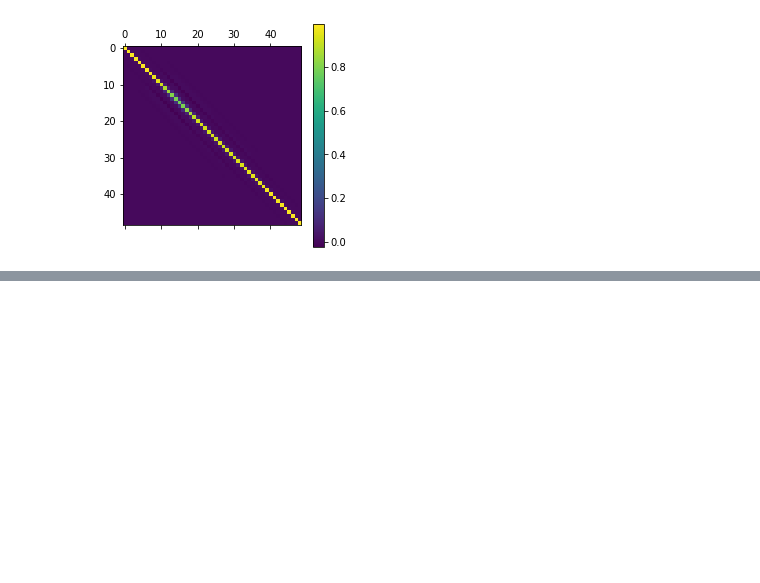
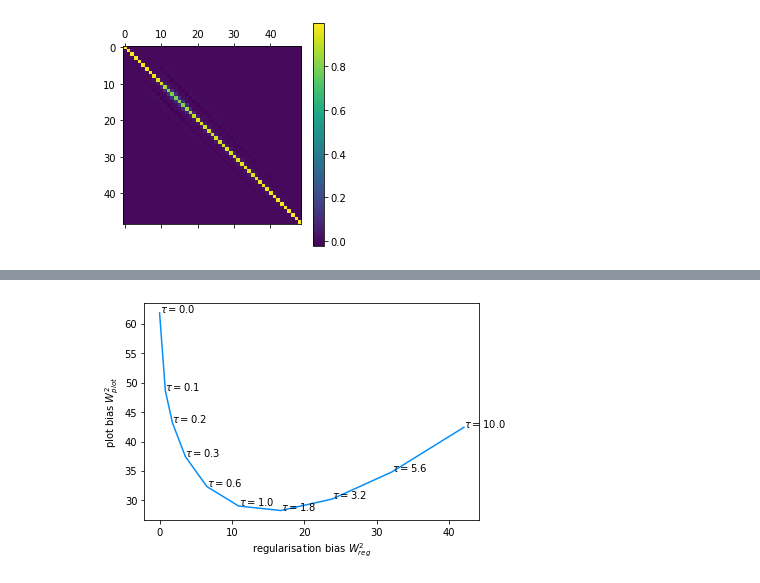
Before and after one commit to ast0815/regularisation, a Jupyter notebook: toy.ipynb, the cells around one changed output, grey strips where cells are left out. Drawn from its saved outputs; the diff is of its cells as text; code cells hidden in the pictures; blank space fills up the shorter version.

```diff
--- a/toy.ipynb
+++ b/toy.ipynb
@@ -179,3 +190,11 @@ for x, y, tau in zip(dist, jaggedness, tau_list):
+# %%
+plt.plot(dist, diag_dist)
+plt.xlabel("regularisation bias $W^2_{reg}$")
+plt.ylabel("plot bias $W^2_{plot}$")
+for x, y, tau in zip(dist, diag_dist, tau_list):
+    plt.annotate(fr"$\tau = {tau:.1f}$", (x, y))
+# %% [output]
+[figure, added]
 # %%
 plt.plot(dist, cor_det_list)
 plt.xlabel("bias")
```
Also changed, not shown: parts of 11 cells of this notebook.
